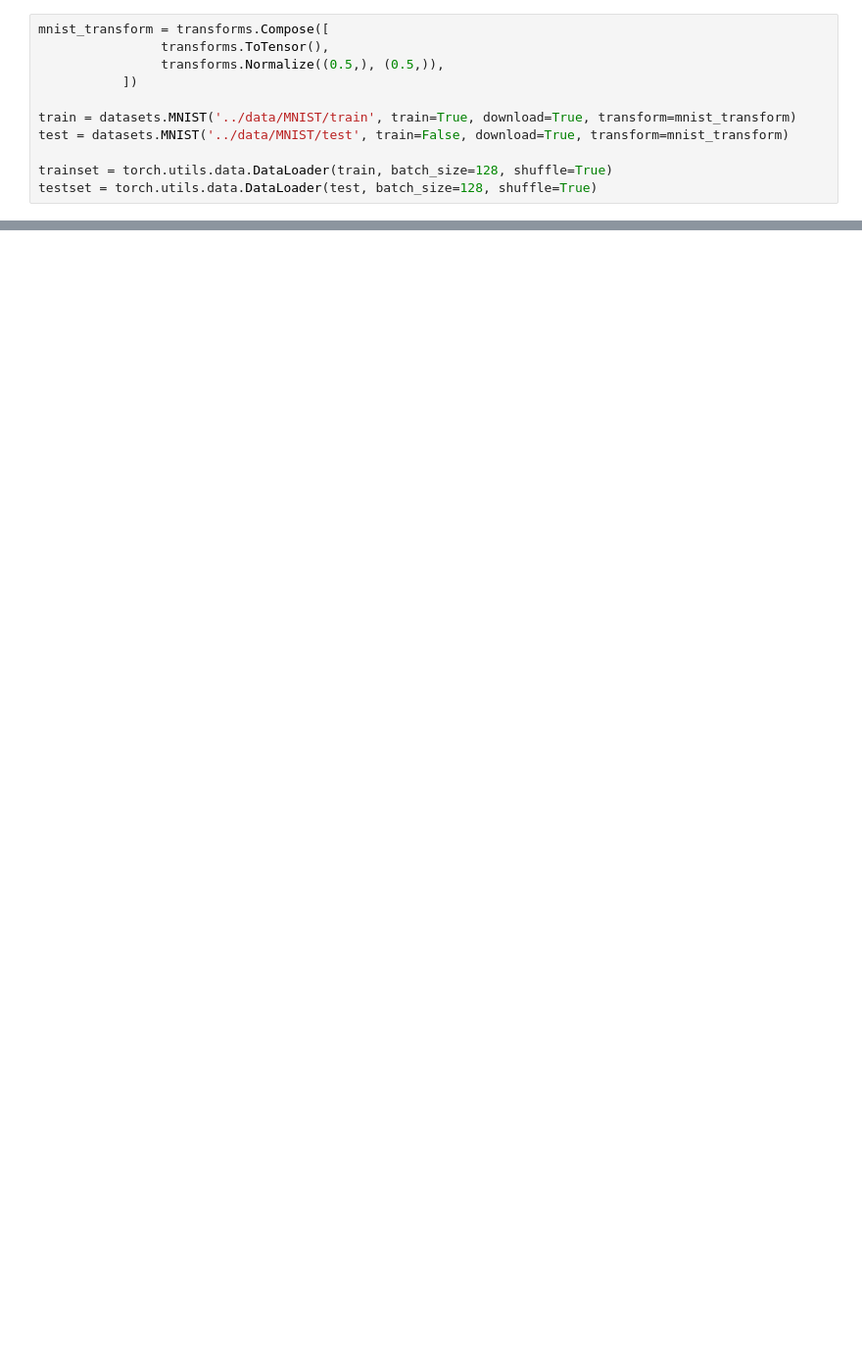
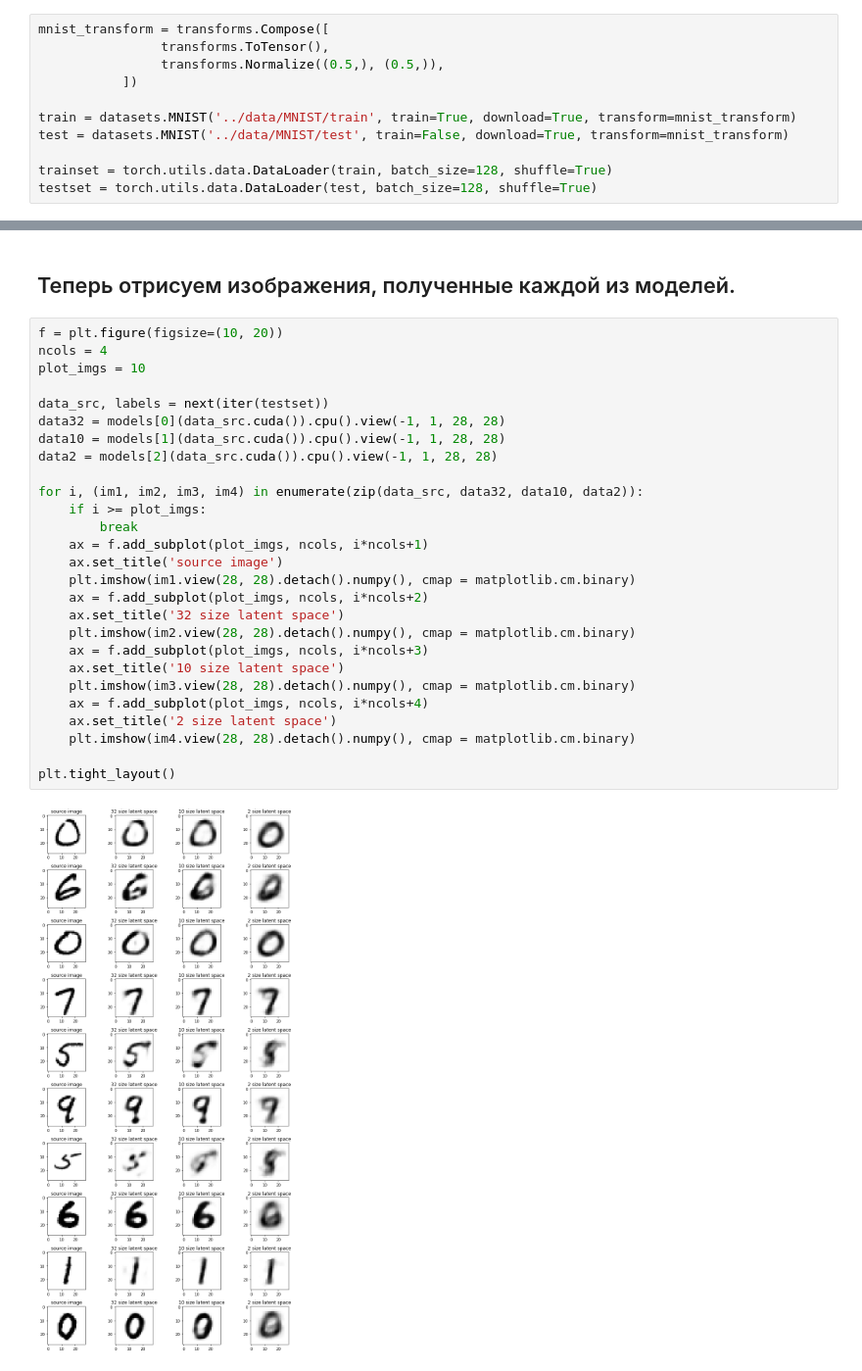
Before and after one commit to atercygnus/Otus-DeepLearningEngeneer, a Jupyter notebook: lesson9/ae_homework.ipynb, the cells around one changed output, grey strips where cells are left out. Shown at 98% size. Saved outputs shown, nothing was run; the diff lists cells and outputs as text; blank space fills up the shorter version.

```diff
--- a/lesson9/ae_homework.ipynb
+++ b/lesson9/ae_homework.ipynb
@@ -326,0 +157,31 @@ loss__[-1]
+# %% [markdown]
+## Теперь отрисуем изображения, полученные каждой из моделей.
+# %%
+f = plt.figure(figsize=(10, 20))
+ncols = 4
+plot_imgs = 10
+
+data_src, labels = next(iter(testset))
+data32 = models[0](data_src.cuda()).cpu().view(-1, 1, 28, 28)
+data10 = models[1](data_src.cuda()).cpu().view(-1, 1, 28, 28)
+data2 = models[2](data_src.cuda()).cpu().view(-1, 1, 28, 28)
+
+for i, (im1, im2, im3, im4) in enumerate(zip(data_src, data32, data10, data2)):
+    if i >= plot_imgs:
+        break
+    ax = f.add_subplot(plot_imgs, ncols, i*ncols+1)
+    ax.set_title('source image')
+    plt.imshow(im1.view(28, 28).detach().numpy(), cmap = matplotlib.cm.binary)
+    ax = f.add_subplot(plot_imgs, ncols, i*ncols+2)
+    ax.set_title('32 size latent space')
+    plt.imshow(im2.view(28, 28).detach().numpy(), cmap = matplotlib.cm.binary)
+    ax = f.add_subplot(plot_imgs, ncols, i*ncols+3)
+    ax.set_title('10 size latent space')
+    plt.imshow(im3.view(28, 28).detach().numpy(), cmap = matplotlib.cm.binary)
+    ax = f.add_subplot(plot_imgs, ncols, i*ncols+4)
+    ax.set_title('2 size latent space')
+    plt.imshow(im4.view(28, 28).detach().numpy(), cmap = matplotlib.cm.binary)
+
+plt.tight_layout()
+# %% [output]
+[figure, added]
```
Also changed, not shown: parts of 34 cells of this notebook.
